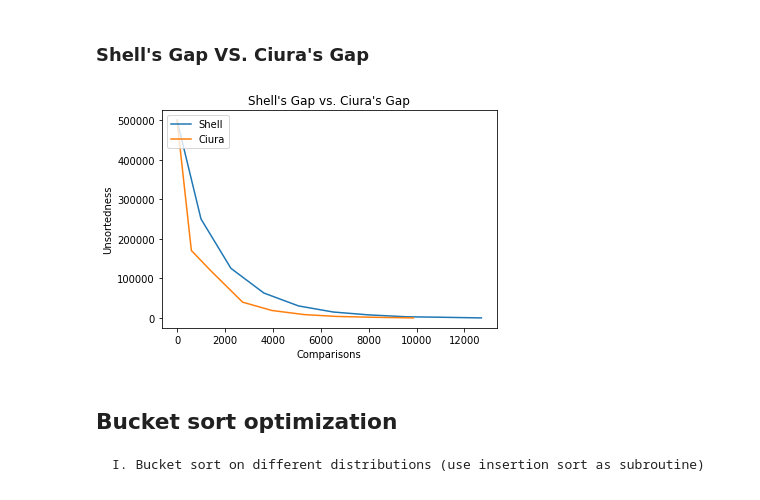
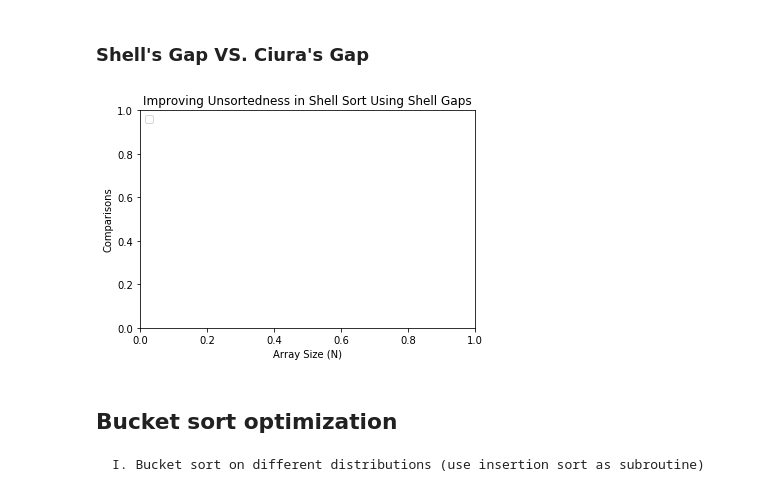
Before and after one commit to Sedce/CMSC-142-MP, a Jupyter notebook: CMSC-142.ipynb, the cells around one changed output. Cells and saved outputs as stored; diff of their text form; code cells hidden in the pictures.

```diff
--- a/CMSC-142.ipynb
+++ b/CMSC-142.ipynb
@@ -249,25 +211,0 @@ def get_Unsortedness(data):
-# %%
-import matplotlib.pyplot as plt
-def shell_vs_ciura_eval():
-
-    shell_result = shell_sort_shell(test_case2())
-    comparisons_x_shell = shell_result[1]
-    usortedness_y_shell = shell_result[2]
-
-    ciura_result = shell_sort_ciura(test_case2())
-    comparisons_x_ciura = ciura_result[1]
-    usortedness_y_ciura = ciura_result[2]
-
-
-    plt.title("Shell's Gap vs. Ciura's Gap")
-    plt.plot(comparisons_x_shell, usortedness_y_shell)
-    plt.plot(comparisons_x_ciura, usortedness_y_ciura)
-    plt.xlabel('Comparisons')
-    plt.ylabel('Unsortedness')
-
-    plt.legend(['Shell','Ciura'], loc='upper left')
-    plt.show()
-
-shell_vs_ciura_eval()
-# %% [output]
-[figure, removed]
@@ -274,3 +214,26 @@ shell_vs_ciura_eval()
+# %%
+import matplotlib.pyplot as plt
+
+def ciuraVSshell():
+    best_case = test_set_best_case()
+    shell_sort = []
+    for array in best_case:
+        result = shell_sort_v2(array)
+        shell_sort.append(result[0])
+
+    #plt.plot(x_Values, shell_sort)
+
+    #Show line chart
+    plt.title('Improving Unsortedness in Shell Sort Using Shell Gaps')
+    plt.xlabel('Array Size (N)')
+    plt.ylabel('Comparisons')
+
+    plt.legend(['insertion Sort','insertion Shell Sort'], loc='upper left')
+    plt.show()
+
+ciuraVSshell()
+# %% [output]
+[figure, added]
 # %% [markdown]
 ## Bucket sort optimization
 
```
Also changed, not shown: parts of 28 cells of this notebook, 4 other files.
